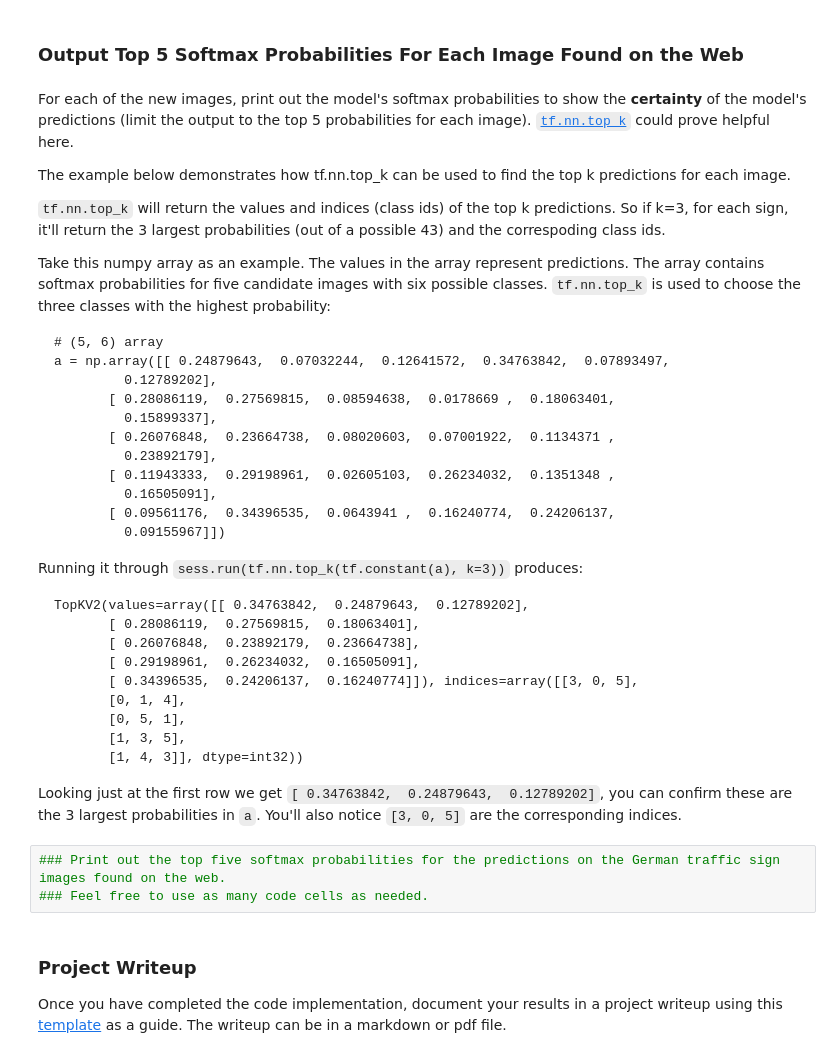
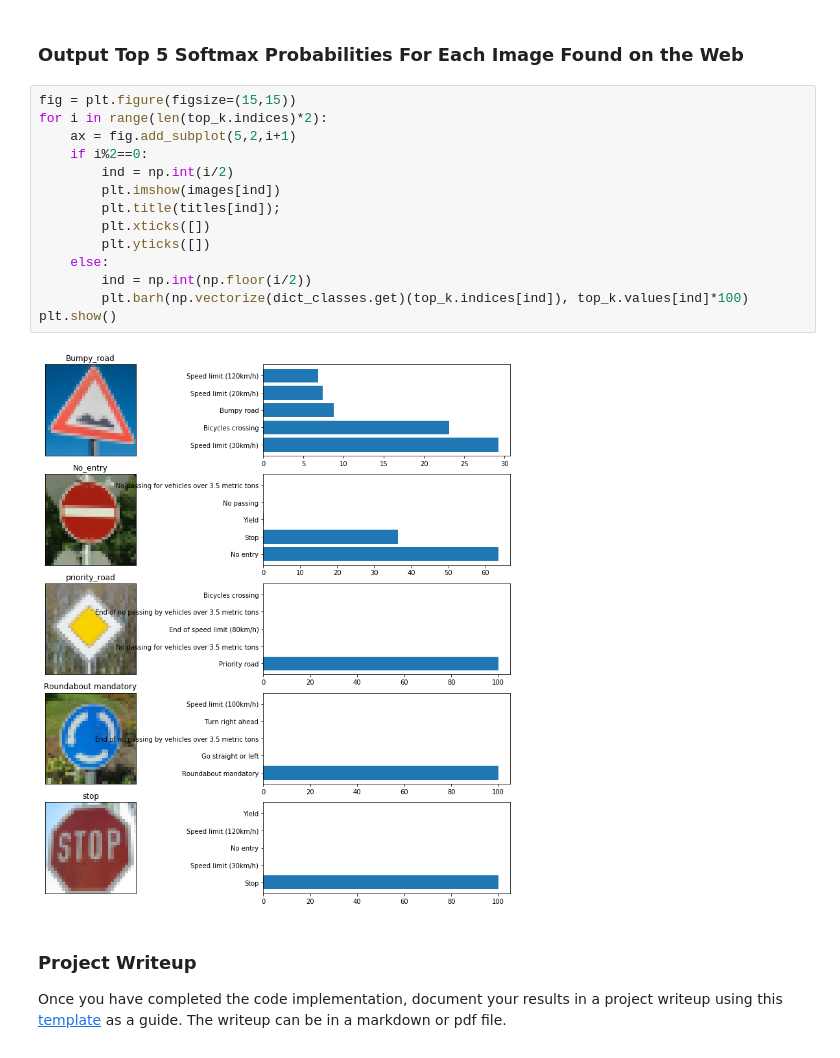
Before and after one commit to CheloGE/CarND-Traffic-Sign-Classifier-Project, a Jupyter notebook: Traffic_Sign_Classifier.ipynb, the cells around one changed output. Saved outputs shown, nothing was run; the diff lists cells and outputs as text.

````diff
--- a/Traffic_Sign_Classifier.ipynb
+++ b/Traffic_Sign_Classifier.ipynb
@@ -494,46 +559,21 @@ You may find `signnames.csv` useful as it contains mappings from the class id (i
 # %% [markdown]
 ### Output Top 5 Softmax Probabilities For Each Image Found on the Web
-# %% [markdown]
-For each of the new images, print out the model's softmax probabilities to show the **certainty** of the model's predictions (limit the output to the top 5 probabilities for each image). [`tf.nn.top_k`](https://www.tensorflow.org/versions/r0.12/api_docs/python/nn.html#top_k) could prove helpful here.
-
-The example below demonstrates how tf.nn.top_k can be used to find the top k predictions for each image.
-
-`tf.nn.top_k` will return the values and indices (class ids) of the top k predictions. So if k=3, for each sign, it'll return the 3 largest probabilities (out of a possible 43) and the correspoding class ids.
-
-Take this numpy array as an example. The values in the array represent predictions. The array contains softmax probabilities for five candidate images with six possible classes. `tf.nn.top_k` is used to choose the three classes with the highest probability:
-
-```
-# (5, 6) array
-a = np.array([[ 0.24879643,  0.07032244,  0.12641572,  0.34763842,  0.07893497,
-         0.12789202],
-       [ 0.28086119,  0.27569815,  0.08594638,  0.0178669 ,  0.18063401,
-         0.15899337],
-       [ 0.26076848,  0.23664738,  0.08020603,  0.07001922,  0.1134371 ,
-         0.23892179],
-       [ 0.11943333,  0.29198961,  0.02605103,  0.26234032,  0.1351348 ,
-         0.16505091],
-       [ 0.09561176,  0.34396535,  0.0643941 ,  0.16240774,  0.24206137,
-         0.09155967]])
-```
-
-Running it through `sess.run(tf.nn.top_k(tf.constant(a), k=3))` produces:
-
-```
-TopKV2(values=array([[ 0.34763842,  0.24879643,  0.12789202],
-       [ 0.28086119,  0.27569815,  0.18063401],
-       [ 0.26076848,  0.23892179,  0.23664738],
-       [ 0.29198961,  0.26234032,  0.16505091],
-       [ 0.34396535,  0.24206137,  0.16240774]]), indices=array([[3, 0, 5],
-       [0, 1, 4],
-       [0, 5, 1],
-       [1, 3, 5],
-       [1, 4, 3]], dtype=int32))
-```
-
-Looking just at the first row we get `[ 0.34763842,  0.24879643,  0.12789202]`, you can confirm these are the 3 largest probabilities in `a`. You'll also notice `[3, 0, 5]` are the corresponding indices.
-# %%
-### Print out the top five softmax probabilities for the predictions on the German traffic sign images found on the web.
-### Feel free to use as many code cells as needed.
+# %%
+fig = plt.figure(figsize=(15,15))
+for i in range(len(top_k.indices)*2):
+    ax = fig.add_subplot(5,2,i+1)
+    if i%2==0:
+        ind = np.int(i/2)
+        plt.imshow(images[ind])
+        plt.title(titles[ind]);
+        plt.xticks([])
+        plt.yticks([])
+    else:
+        ind = np.int(np.floor(i/2))
+        plt.barh(np.vectorize(dict_classes.get)(top_k.indices[ind]), top_k.values[ind]*100)
+plt.show()
+# %% [output]
+[figure, added]
 # %% [markdown]
 ### Project Writeup
 
````
Also changed, not shown: parts of 14 cells of this notebook, 21 other files.
